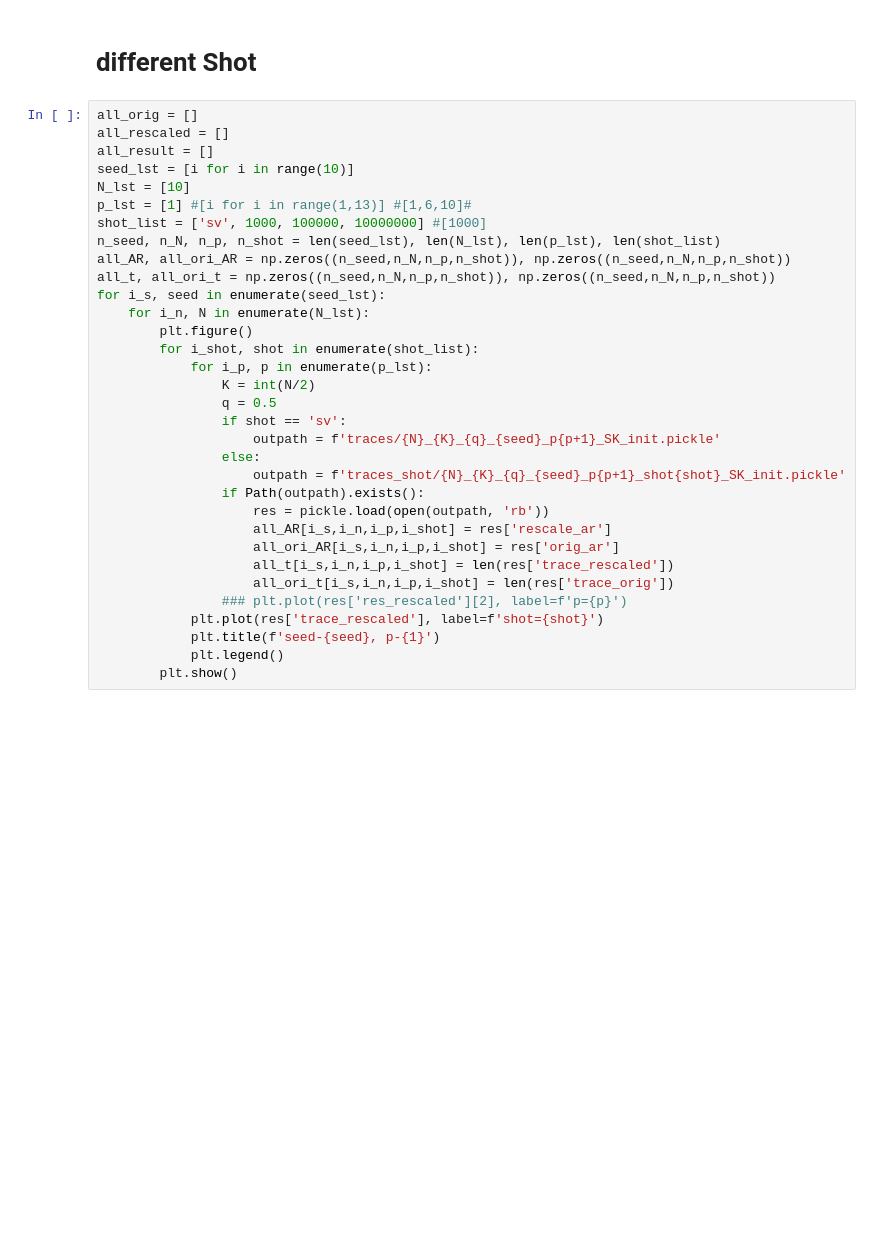
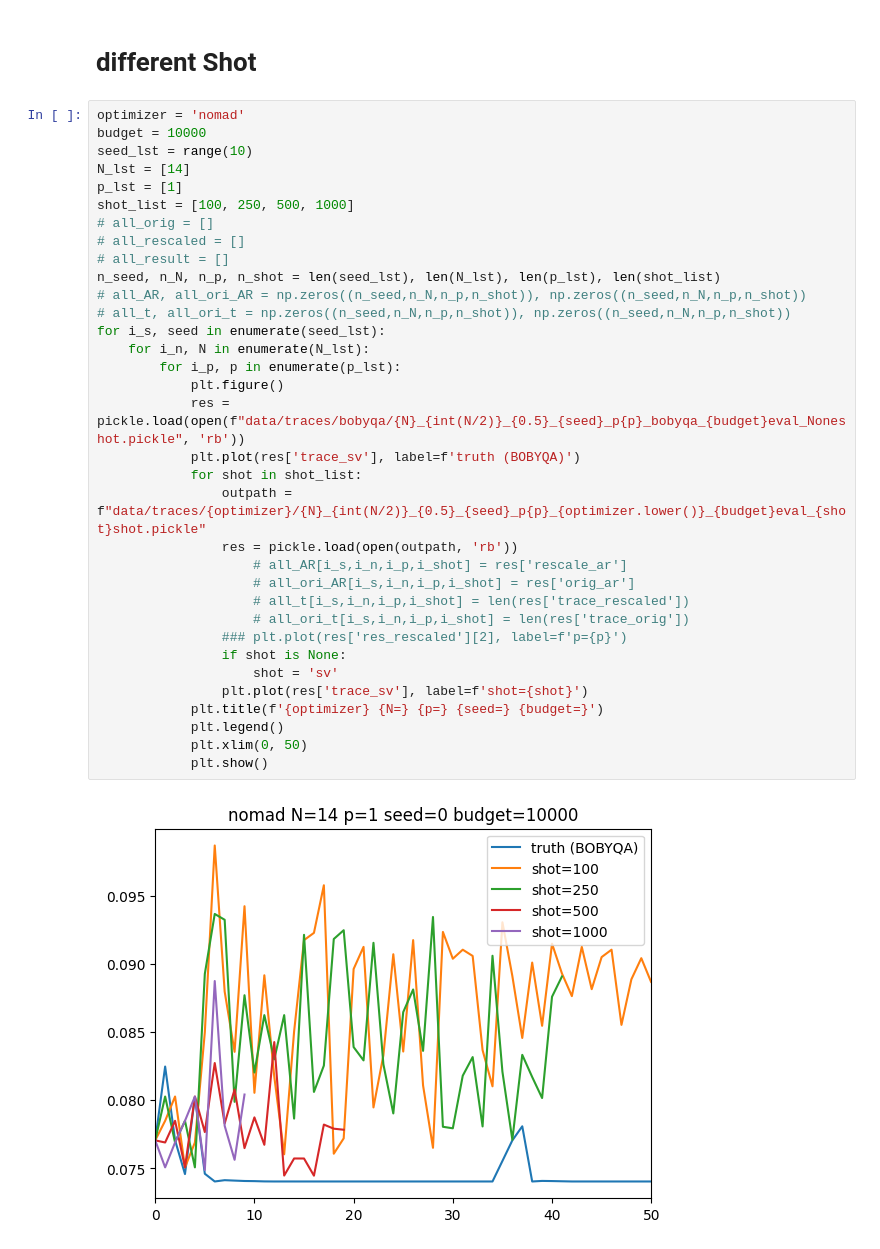
Before and after one commit to jpmorganchase/End-to-End_Protocol_for_High-Quality_QAOA_Parameters, a Jupyter notebook: get_traces.ipynb, the cells around one changed output. Cells and saved outputs as stored; diff of their text form; blank space fills up the shorter version.

Commit message:
adapt to the changes in get_traces_shot

```diff
--- a/get_traces.ipynb
+++ b/get_traces.ipynb
@@ -94,35 +104,38 @@ plt.show()
 # %% [markdown]
 # different Shot
 # %%
-all_orig = []
-all_rescaled = []
-all_result = []
-seed_lst = [i for i in range(10)]
-N_lst = [10]
-p_lst = [1] #[i for i in range(1,13)] #[1,6,10]#
-shot_list = ['sv', 1000, 100000, 10000000] #[1000]
+optimizer = 'nomad'
+budget = 10000
+seed_lst = range(10)
+N_lst = [14]
+p_lst = [1]
+shot_list = [100, 250, 500, 1000]
+# all_orig = []
+# all_rescaled = []
+# all_result = []
 n_seed, n_N, n_p, n_shot = len(seed_lst), len(N_lst), len(p_lst), len(shot_list)
-all_AR, all_ori_AR = np.zeros((n_seed,n_N,n_p,n_shot)), np.zeros((n_seed,n_N,n_p,n_shot))
-all_t, all_ori_t = np.zeros((n_seed,n_N,n_p,n_shot)), np.zeros((n_seed,n_N,n_p,n_shot))
+# all_AR, all_ori_AR = np.zeros((n_seed,n_N,n_p,n_shot)), np.zeros((n_seed,n_N,n_p,n_shot))
+# all_t, all_ori_t = np.zeros((n_seed,n_N,n_p,n_shot)), np.zeros((n_seed,n_N,n_p,n_shot))
 for i_s, seed in enumerate(seed_lst):
     for i_n, N in enumerate(N_lst):
-        plt.figure()
-        for i_shot, shot in enumerate(shot_list):
-            for i_p, p in enumerate(p_lst):
-                K = int(N/2)
-                q = 0.5
-                if shot == 'sv':
-                    outpath = f'traces/{N}_{K}_{q}_{seed}_p{p+1}_SK_init.pickle'
-                else:
-                    outpath = f'traces_shot/{N}_{K}_{q}_{seed}_p{p+1}_shot{shot}_SK_init.pickle'
-                if Path(outpath).exists():
-                    res = pickle.load(open(outpath, 'rb'))
-                    all_AR[i_s,i_n,i_p,i_shot] = res['rescale_ar']
-                    all_ori_AR[i_s,i_n,i_p,i_shot] = res['orig_ar']
-                    all_t[i_s,i_n,i_p,i_shot] = len(res['trace_rescaled'])
-                    all_ori_t[i_s,i_n,i_p,i_shot] = len(res['trace_orig'])
+        for i_p, p in enumerate(p_lst):
+            plt.figure()
+            res = pickle.load(open(f"data/traces/bobyqa/{N}_{int(N/2)}_{0.5}_{seed}_p{p}_bobyqa_{budget}eval_Noneshot.pickle", 'rb'))
+            plt.plot(res['trace_sv'], label=f'truth (BOBYQA)')
+            for shot in shot_list:
+                outpath = f"data/traces/{optimizer}/{N}_{int(N/2)}_{0.5}_{seed}_p{p}_{optimizer.lower()}_{budget}eval_{shot}shot.pickle"
+                res = pickle.load(open(outpath, 'rb'))
+                    # all_AR[i_s,i_n,i_p,i_shot] = res['rescale_ar']
+                    # all_ori_AR[i_s,i_n,i_p,i_shot] = res['orig_ar']
+                    # all_t[i_s,i_n,i_p,i_shot] = len(res['trace_rescaled'])
+                    # all_ori_t[i_s,i_n,i_p,i_shot] = len(res['trace_orig'])
                 ### plt.plot(res['res_rescaled'][2], label=f'p={p}')
-            plt.plot(res['trace_rescaled'], label=f'shot={shot}')
-            plt.title(f'seed-{seed}, p-{1}')
+                if shot is None:
+                    shot = 'sv'
+                plt.plot(res['trace_sv'], label=f'shot={shot}')
+            plt.title(f'{optimizer} {N=} {p=} {seed=} {budget=}')
             plt.legend()
-        plt.show()
+            plt.xlim(0, 50)
+            plt.show()
+# %% [output]
+[figure, added]
```
Also changed, not shown: parts of 7 cells of this notebook.
